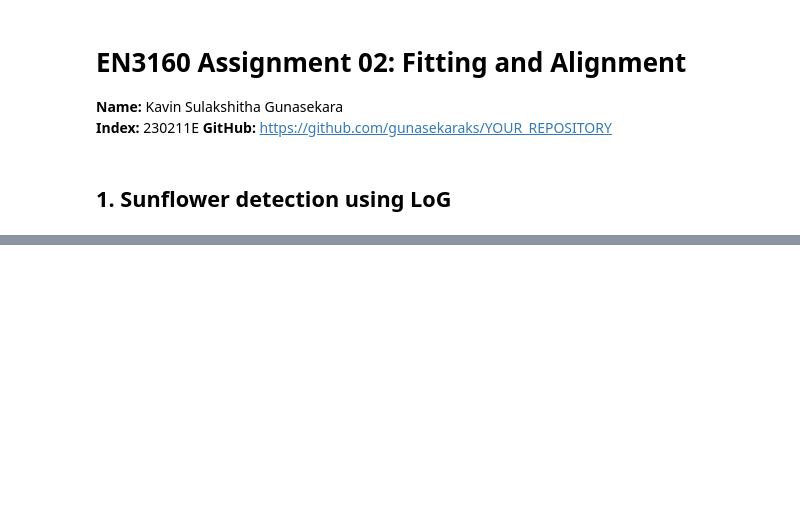
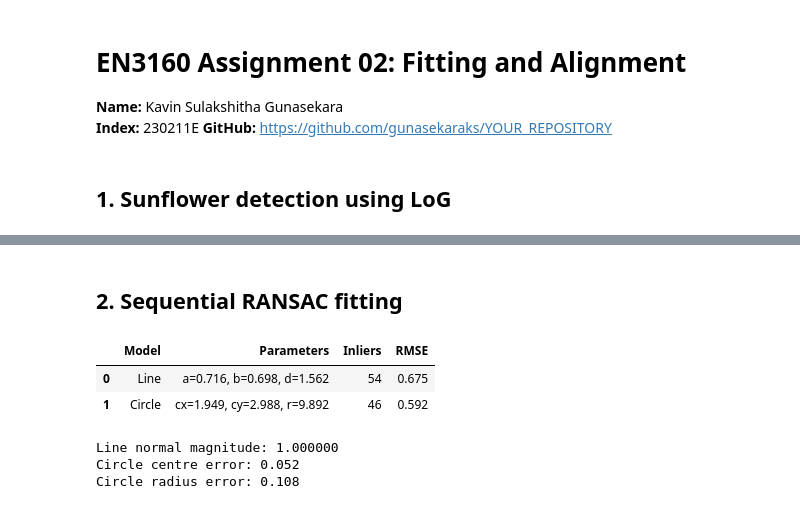
Before and after one commit to gunasekaraks/Fitting-and-Alignment, a Jupyter notebook: getting_started.ipynb, the cells around one changed output, grey strips where cells are left out. Cells and saved outputs as stored; diff of their text form; code cells hidden in the pictures; blank space fills up the shorter version.

```diff
--- a/getting_started.ipynb
+++ b/getting_started.ipynb
@@ -116,0 +124,2 @@ FileNotFoundError: Cannot read image: images\the_berry_farms_sunflower_field.jpe
+# %% [markdown]
+## 2. Sequential RANSAC fitting
@@ -116,0 +260,73 @@ FileNotFoundError: Cannot read image: images\the_berry_farms_sunflower_field.jpe
+# %%
+line_threshold = 1.5
+circle_threshold = 1.5
+trials = 3000
+
+line_result = ransac(
+    X, 2, line_from_two, line_error,
+    line_threshold, 30, trials, rng
+)
+
+# Refine on the winning consensus, then reclassify once.
+line_model = fit_line_tls(X[line_result["mask"]])
+line_mask = line_error(X, line_model) < line_threshold
+if line_mask.sum() < 30:
+    raise RuntimeError("Refined line has insufficient consensus.")
+
+remaining_ids = np.flatnonzero(~line_mask)
+remaining = X[remaining_ids]
+
+circle_result = ransac(
+    remaining, 3, circle_from_three, circle_error,
+    circle_threshold, 25, trials, rng
+)
+
+circle_model = fit_circle(
+    remaining[circle_result["mask"]],
+    circle_result["model"]
+)
+local_circle_mask = circle_error(remaining, circle_model) < circle_threshold
+if local_circle_mask.sum() < 25:
+    raise RuntimeError("Refined circle has insufficient consensus.")
+
+circle_mask = np.zeros(len(X), dtype=bool)
+circle_mask[remaining_ids[local_circle_mask]] = True
+
+line_sample = X[line_result["sample_ids"]]
+circle_sample = remaining[circle_result["sample_ids"]]
+
+summary = pd.DataFrame([
+    {
+        "Model": "Line",
+        "Parameters": (
+            f"a={line_model[0]:.3f}, b={line_model[1]:.3f}, "
+            f"d={line_model[2]:.3f}"
+        ),
+        "Inliers": int(line_mask.sum()),
+        "RMSE": np.sqrt(np.mean(line_error(X[line_mask], line_model)**2))
+    },
+    {
+        "Model": "Circle",
+        "Parameters": (
+            f"cx={circle_model[0]:.3f}, cy={circle_model[1]:.3f}, "
+            f"r={circle_model[2]:.3f}"
+        ),
+        "Inliers": int(circle_mask.sum()),
+        "RMSE": np.sqrt(
+            np.mean(circle_error(X[circle_mask], circle_model)**2)
+        )
+    }
+])
+display(summary.round(3))
+
+print(f"Line normal magnitude: {np.linalg.norm(line_model[:2]):.6f}")
+print(f"Circle centre error: "
+      f"{np.linalg.norm(circle_model[:2] - center_gt):.3f}")
+print(f"Circle radius error: {abs(circle_model[2] - r_gt):.3f}")
+# %% [output]
+|  | Model | Parameters | Inliers | RMSE |
+| 0 | Line | a=0.716, b=0.698, d=1.562 | 54 | 0.675 |
+| 1 | Circle | cx=1.949, cy=2.988, r=9.892 | 46 | 0.592 |
+Line normal magnitude: 1.000000
+Circle centre error: 0.052
+Circle radius error: 0.108
```
Also changed, not shown: parts of 7 cells of this notebook.
